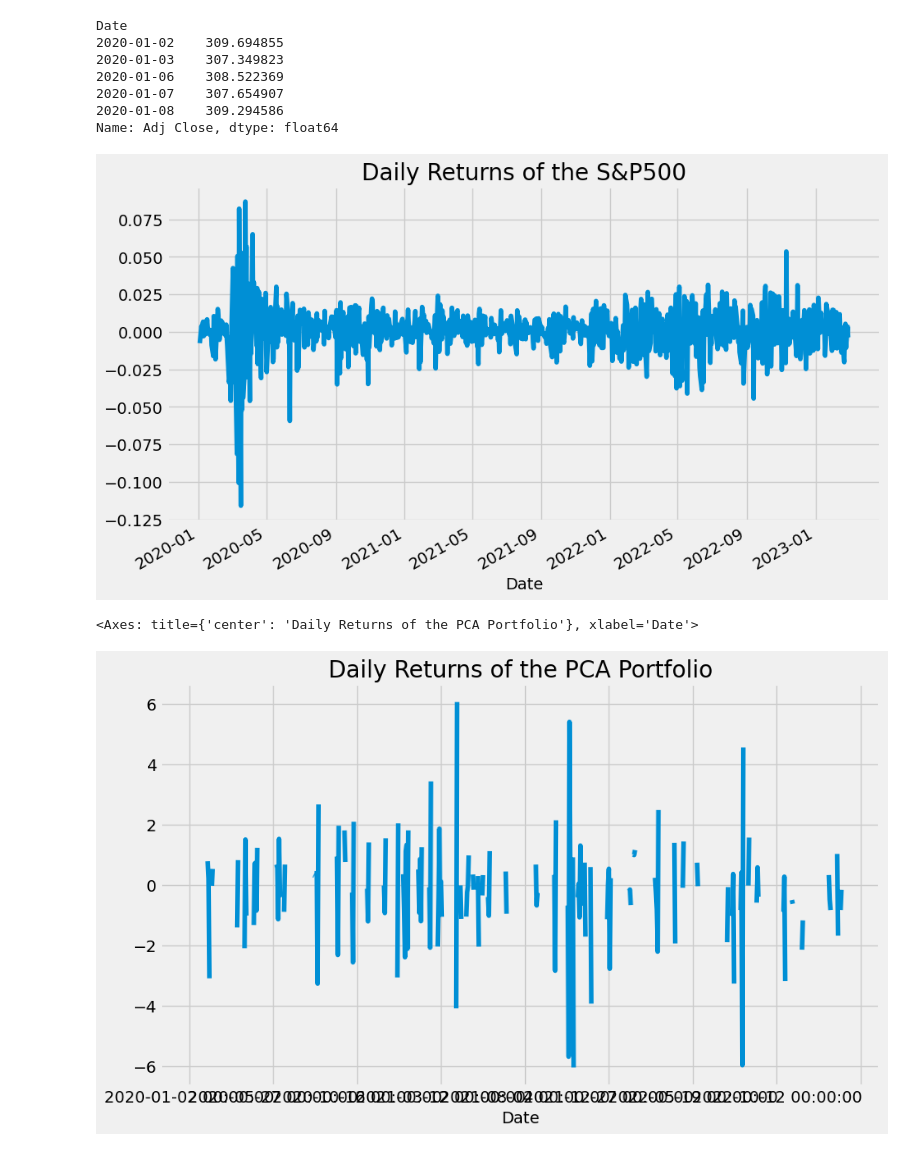
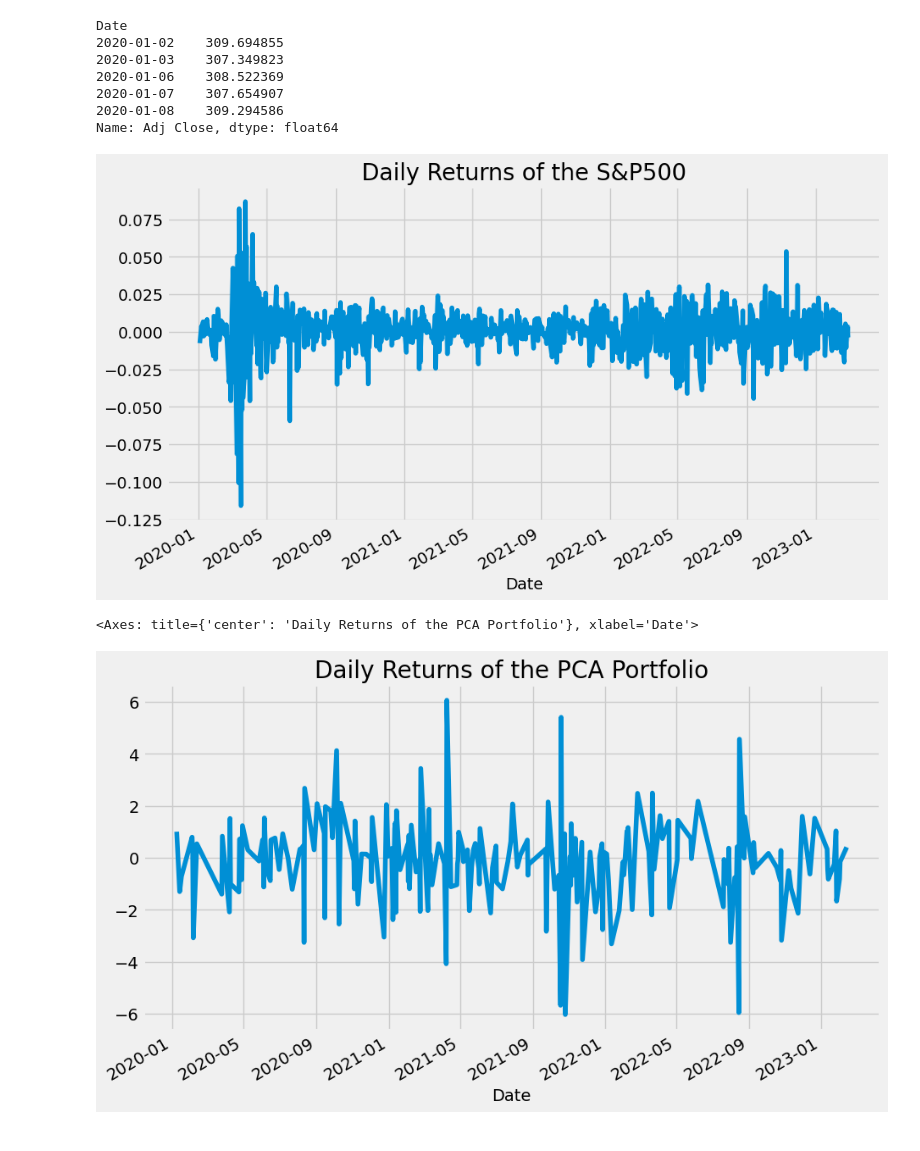
Before and after one commit to lvannote17/StockMarket, a Jupyter notebook: Stock Market Analytics with PCA.ipynb, the cells around one changed output. Cells and saved outputs as stored; diff of their text form; code cells hidden in the pictures.

```diff
--- a/Stock Market Analytics with PCA.ipynb
+++ b/Stock Market Analytics with PCA.ipynb
@@ -148,17 +143,18 @@ Name: Adj Close, dtype: float64
 # %%
 # prices = SPY data
 # fix up this plotting in class
 
 market_rs = prices.apply(np.log).diff(1)
 #plot market returns
 market_rs.plot(legend=0, figsize=(10,6), grid=True, title='Daily Returns of the S&P500')
 #plot  cumulative market returns
 plt.show()
-myrs.apply(np.log).diff(1).plot(legend=0, figsize=(10,6), grid=True, title='Daily Returns of the PCA Portfolio')
+my_rs = myrs.apply(np.log).diff(1).dropna()
+my_rs.plot(legend=0, figsize=(10,6), grid=True, title='Daily Returns of the PCA Portfolio')
 
 
 #rs_df = pd.concat([myrs,market_rs], 1)
 # %% [output]
 [figure]
 <Axes: title={'center': 'Daily Returns of the PCA Portfolio'}, xlabel='Date'>
-[figure, old version]
+[figure, new version]
```
Also changed, not shown: parts of 9 cells of this notebook, 1 other file.
